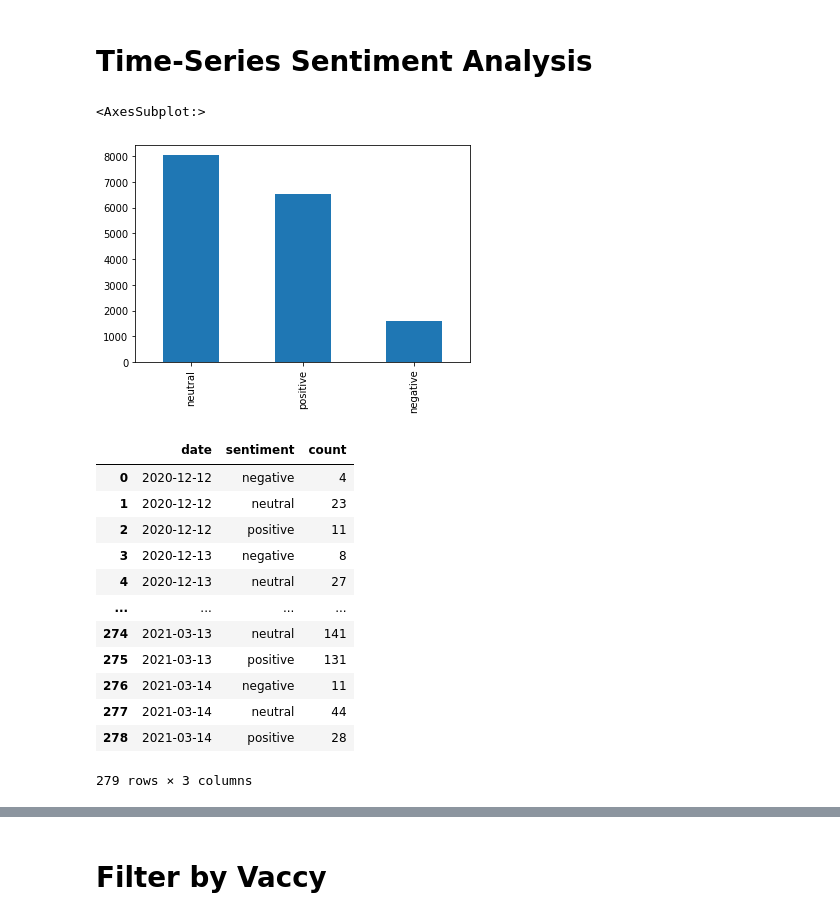
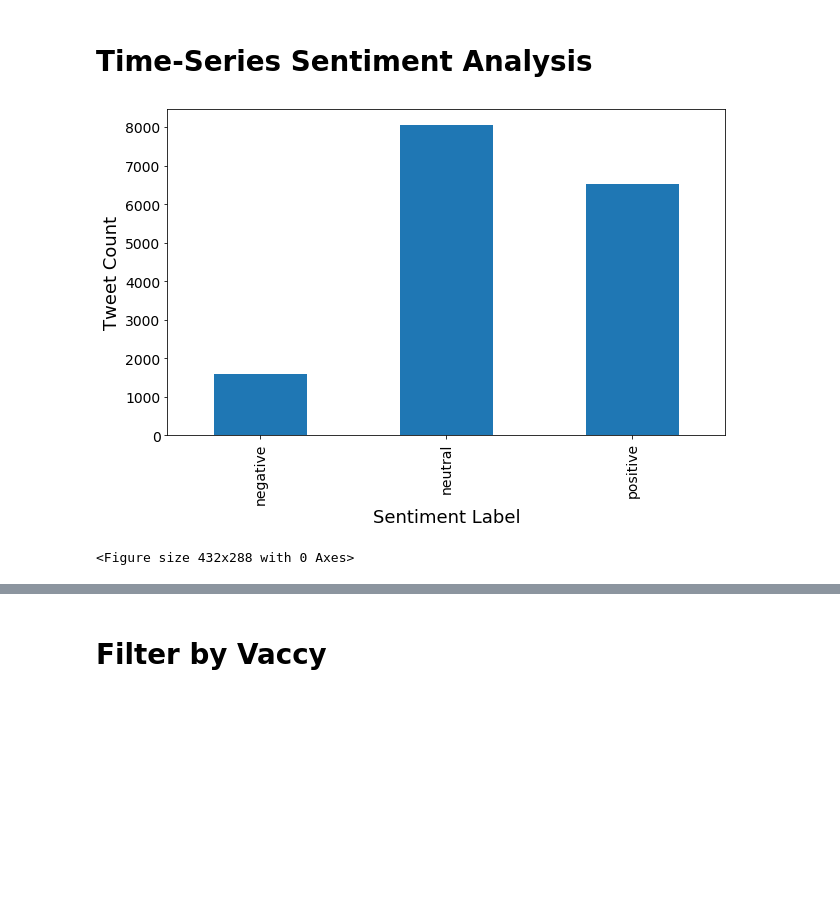
Before and after one commit to sejaldua/covid19-vaccy-tweets-NLP, a Jupyter notebook: workbook.ipynb, the cells around one changed output, grey strips where cells are left out. Cells and saved outputs as stored; diff of their text form; code cells hidden in the pictures; blank space fills up the shorter version.

```diff
--- a/workbook.ipynb
+++ b/workbook.ipynb
@@ -360,35 +352,23 @@ fig.savefig("./figures/tweet_freq_over_time.png")
 # %%
 # polarity values ranging from -1 to 1 are really useful for sentiment analysis
 # but let's convert our data to 3 classes (negative, neutral, and positive) so that we can visualize it
 criteria = [df['polarity'].between(-1, -0.01), df['polarity'].between(-0.01, 0.01), df['polarity'].between(0.01, 1)]
 values = ['negative', 'neutral', 'positive']
 df['sentiment'] = np.select(criteria, values, 0)
 
 # plot sentiment counts
-df['sentiment'].value_counts().plot.bar()
+fig = plt.figure(figsize=(10, 6))
+df['sentiment'].value_counts().sort_index().plot.bar()
+plt.xlabel('Sentiment Label', fontsize=18)
+plt.ylabel('Tweet Count', fontsize=18)
+plt.xticks(fontsize=14)
+plt.yticks(fontsize=14)
+plt.show()
+plt.tight_layout()
+fig.savefig("./figures/sentiment_value_counts", bbox_inches='tight');
 # %% [output]
+[figure, new version]
-<AxesSubplot:>
+<Figure size 432x288 with 0 Axes>
-[figure, old version]
-# %%
-# Get counts of number of tweets by sentiment for each date
-timeline = df.groupby(['date', 'sentiment']).count().reset_index()
-timeline['count'] = timeline['text']
-timeline = timeline[['date', 'sentiment', 'count']]
-timeline
-# %% [output]
-|  | date | sentiment | count |
-| 0 | 2020-12-12 | negative | 4 |
-| 1 | 2020-12-12 | neutral | 23 |
-| 2 | 2020-12-12 | positive | 11 |
-| 3 | 2020-12-13 | negative | 8 |
-| 4 | 2020-12-13 | neutral | 27 |
-| ... | ... | ... | ... |
-| 274 | 2021-03-13 | neutral | 141 |
-| 275 | 2021-03-13 | positive | 131 |
-| 276 | 2021-03-14 | negative | 11 |
-| 277 | 2021-03-14 | neutral | 44 |
-| 278 | 2021-03-14 | positive | 28 |
-279 rows × 3 columns
 # %%
 timeline = df.groupby(['date']).agg(np.nanmean).reset_index()
 timeline['count'] = df.groupby(['date']).count().reset_index()['retweets']
```
Also changed, not shown: parts of 28 cells of this notebook, 6 other files.
